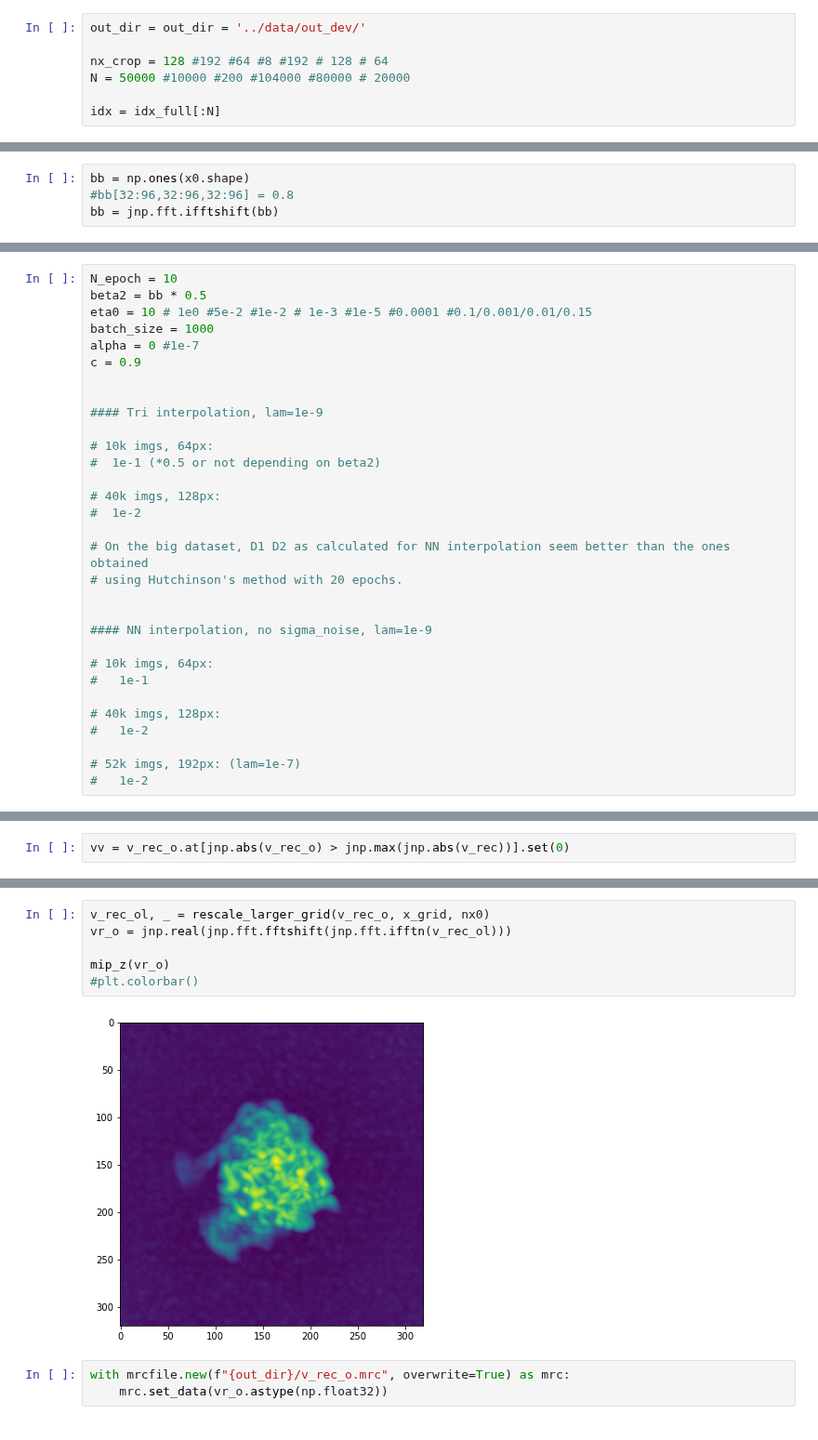
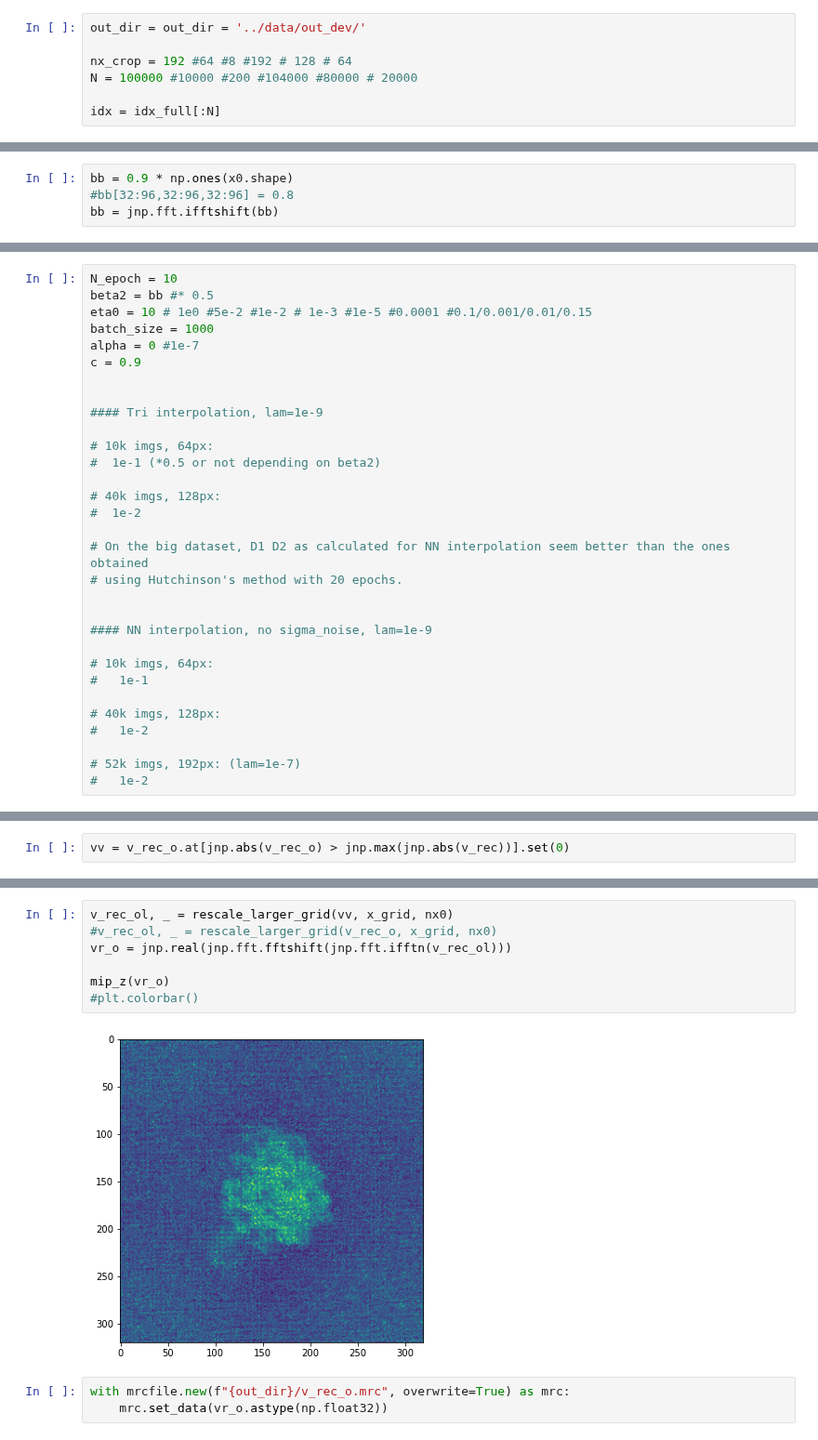
Before and after one commit to bogdantoader/simplecryoem, a Jupyter notebook: nb/Higher_stochastic.ipynb, the cells around one changed output, grey strips where cells are left out. Shown at 93% size. Drawn from its saved outputs; the diff is of its cells as text.

Commit message:
lbfgs, large data, taking too long, not good

```diff
--- a/nb/Higher_stochastic.ipynb
+++ b/nb/Higher_stochastic.ipynb
@@ -70,8 +70,8 @@ print(idx_full[:10])
 # %%
 out_dir = out_dir = '../data/out_dev/'
 
-nx_crop = 128 #192 #64 #8 #192 # 128 # 64
-N = 50000 #10000 #200 #104000 #80000 # 20000
+nx_crop = 192 #64 #8 #192 # 128 # 64
+N = 100000 #10000 #200 #104000 #80000 # 20000
 
 idx = idx_full[:N]
 # %%
@@ -629,7 +601,7 @@ print(jnp.max(jnp.abs(jnp.imag(jnp.fft.fftshift(jnp.fft.ifftn(v_lbfgs))))))
 # %% [markdown]
 #### OASIS
 # %%
-bb = np.ones(x0.shape)
+bb = 0.9 * np.ones(x0.shape)
 #bb[32:96,32:96,32:96] = 0.8
 bb = jnp.fft.ifftshift(bb)
 # %%
@@ -641,6 +613,6 @@ plt.colorbar()
 # %%
 N_epoch = 10
-beta2 = bb * 0.5
+beta2 = bb #* 0.5
 eta0 = 10 # 1e0 #5e-2 #1e-2 # 1e-3 #1e-5 #0.0001 #0.1/0.001/0.01/0.15
 batch_size = 1000
 alpha = 0 #1e-7
@@ -712,11 +690,12 @@ mip_z(np.fft.fftshift(np.abs(v_rec_o))); plt.colorbar()
 # %%
-v_rec_ol, _ = rescale_larger_grid(v_rec_o, x_grid, nx0)
+v_rec_ol, _ = rescale_larger_grid(vv, x_grid, nx0)
+#v_rec_ol, _ = rescale_larger_grid(v_rec_o, x_grid, nx0)
 vr_o = jnp.real(jnp.fft.fftshift(jnp.fft.ifftn(v_rec_ol)))
 
 mip_z(vr_o)
 #plt.colorbar()
 # %% [output]
-[figure, old version]
+[figure, new version]
 # %%
 with mrcfile.new(f"{out_dir}/v_rec_o.mrc", overwrite=True) as mrc:
     mrc.set_data(vr_o.astype(np.float32))
```
Also changed, not shown: parts of 22 cells of this notebook.
